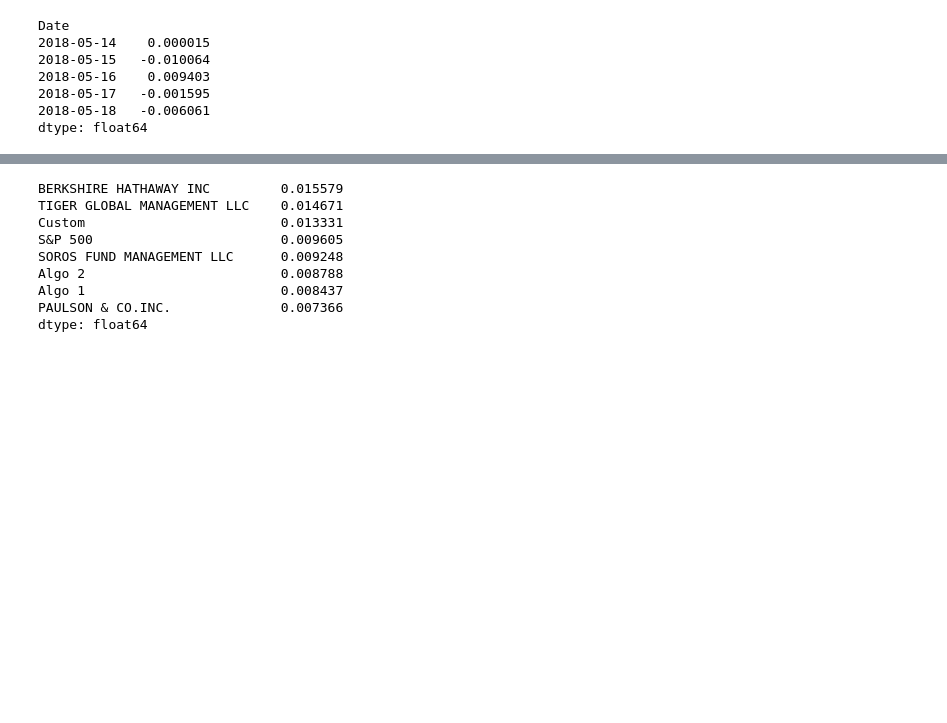
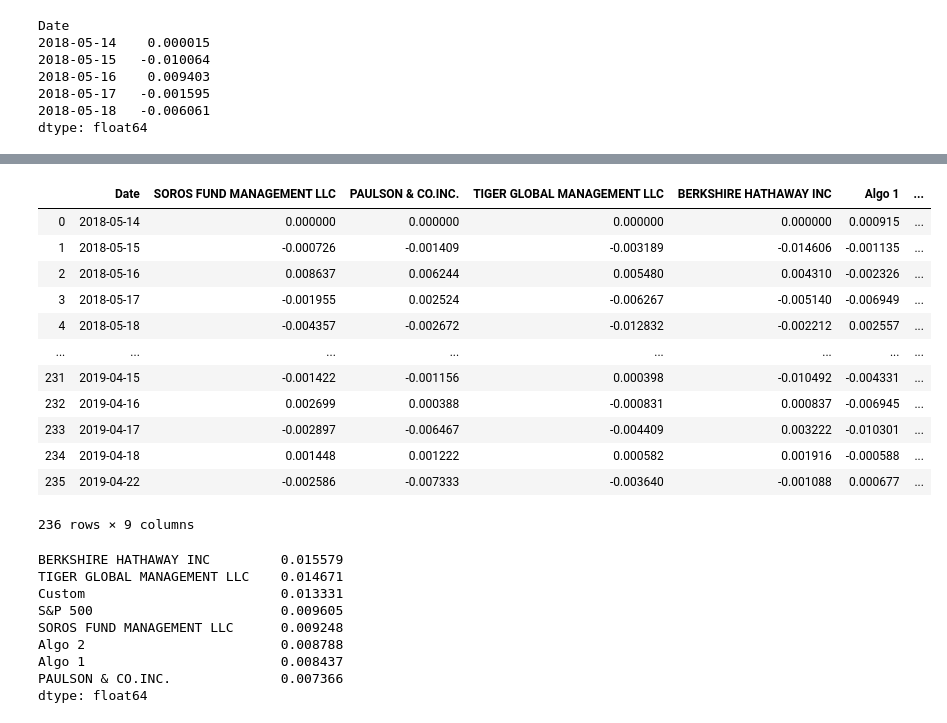
Before and after one commit to manpreetpadam/Pandas-WhaleAnalysis, a Jupyter notebook: whale_portfolio_analyzer.ipynb, the cells around one changed output, grey strips where cells are left out. Saved outputs shown, nothing was run; the diff lists cells and outputs as text; code cells hidden in the pictures; blank space fills up the shorter version.

```diff
--- a/whale_portfolio_analyzer.ipynb
+++ b/whale_portfolio_analyzer.ipynb
@@ -304,7 +305,7 @@ costhistorical_df.head()
 | 2019-05-03 | COST | 244.62 |
 # %%
 dfs=[googhistorical_df,aaplhistorical_df,costhistorical_df]
-stocks_df=analyzer.concatdataframes(dfs,'rows')
+stocks_df=analyzer.concat_dataframes(dfs,'rows')
 stocks_df.head()
 # %% [output]
 |  | Symbol | NOCP |
@@ -329,7 +330,7 @@ stocks_df.head()
 | 2018-05-16 | 188.18 | 198.71 | 1081.77 |
 | 2018-05-17 | 186.99 | 199.60 | 1078.59 |
 # %%
-stocks_returns=analyzer.calculatedailyreturns(stocks_df)
+stocks_returns=analyzer.calculate_daily_returns(stocks_df)
 stocks_returns.head()
 # %% [output]
 | Symbol | AAPL | COST | GOOG |
@@ -342,7 +343,7 @@ stocks_returns.head()
 # %%
 # Calculate weighted portfolio returns
 weights = [1/3, 1/3, 1/3]
-stock_weighted_returns=analyzer.calculateweightedreturns(stocks_returns,weights)
+stock_weighted_returns=analyzer.calculate_weighted_returns(stocks_returns,weights)
 stock_weighted_returns.index.rename('Date',inplace=True)
 stock_weighted_returns.head()
 # %% [output]
@@ -354,9 +355,9 @@ Date
 2018-05-18   -0.006061
 dtype: float64
 # %%
-combined_portfolio=analyzer.concatdataframes([analyzer.portfolio,stock_weighted_returns],'columns')
+combined_portfolio=analyzer.concat_dataframes([analyzer.portfolio,stock_weighted_returns],'columns')
 columnstorename={0:'Custom'}
-analyzer.renamecolumns(combined_portfolio,columnstorename)
+analyzer.rename_columns(combined_portfolio,columnstorename)
 combined_portfolio.tail()
 # %% [output]
 |  | SOROS FUND MANAGEMENT LLC | PAULSON & CO.INC. | TIGER GLOBAL MANAGEMENT LLC | BERKSHIRE HATHAWAY INC | Algo 1 | Algo 2 | ... |
@@ -368,5 +369,23 @@ combined_portfolio.tail()
 | 2019-04-22 | -0.002586 | -0.007333 | -0.003640 | -0.001088 | 0.000677 | -0.001936 | ... |
 # %%
 # Only compare dates where the new, custom portfolio has dates
+df=combined_portfolio.reset_index()
+df_gpby = df.groupby(list(df.columns)) #group by
+idx = [x[0] for x in df_gpby.groups.values() if len(x) == 1] #reindex
+df
+# %% [output]
+|  | Date | SOROS FUND MANAGEMENT LLC | PAULSON & CO.INC. | TIGER GLOBAL MANAGEMENT LLC | BERKSHIRE HATHAWAY INC | Algo 1 | ... |
+| 0 | 2018-05-14 | 0.000000 | 0.000000 | 0.000000 | 0.000000 | 0.000915 | ... |
+| 1 | 2018-05-15 | -0.000726 | -0.001409 | -0.003189 | -0.014606 | -0.001135 | ... |
+| 2 | 2018-05-16 | 0.008637 | 0.006244 | 0.005480 | 0.004310 | -0.002326 | ... |
+| 3 | 2018-05-17 | -0.001955 | 0.002524 | -0.006267 | -0.005140 | -0.006949 | ... |
+| 4 | 2018-05-18 | -0.004357 | -0.002672 | -0.012832 | -0.002212 | 0.002557 | ... |
+| ... | ... | ... | ... | ... | ... | ... | ... |
+| 231 | 2019-04-15 | -0.001422 | -0.001156 | 0.000398 | -0.010492 | -0.004331 | ... |
+| 232 | 2019-04-16 | 0.002699 | 0.000388 | -0.000831 | 0.000837 | -0.006945 | ... |
+| 233 | 2019-04-17 | -0.002897 | -0.006467 | -0.004409 | 0.003222 | -0.010301 | ... |
+| 234 | 2019-04-18 | 0.001448 | 0.001222 | 0.000582 | 0.001916 | -0.000588 | ... |
+| 235 | 2019-04-22 | -0.002586 | -0.007333 | -0.003640 | -0.001088 | 0.000677 | ... |
+236 rows × 9 columns
 # %%
 # Risk
```
Also changed, not shown: parts of 28 cells of this notebook, 1 other file.
